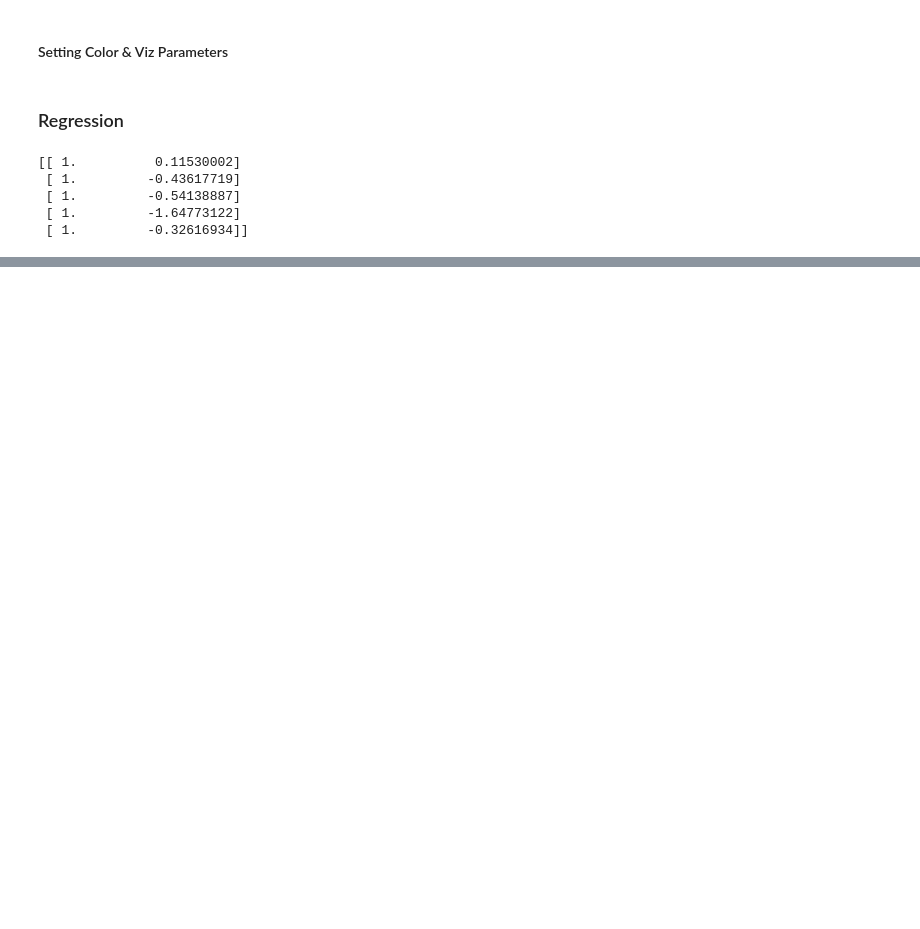
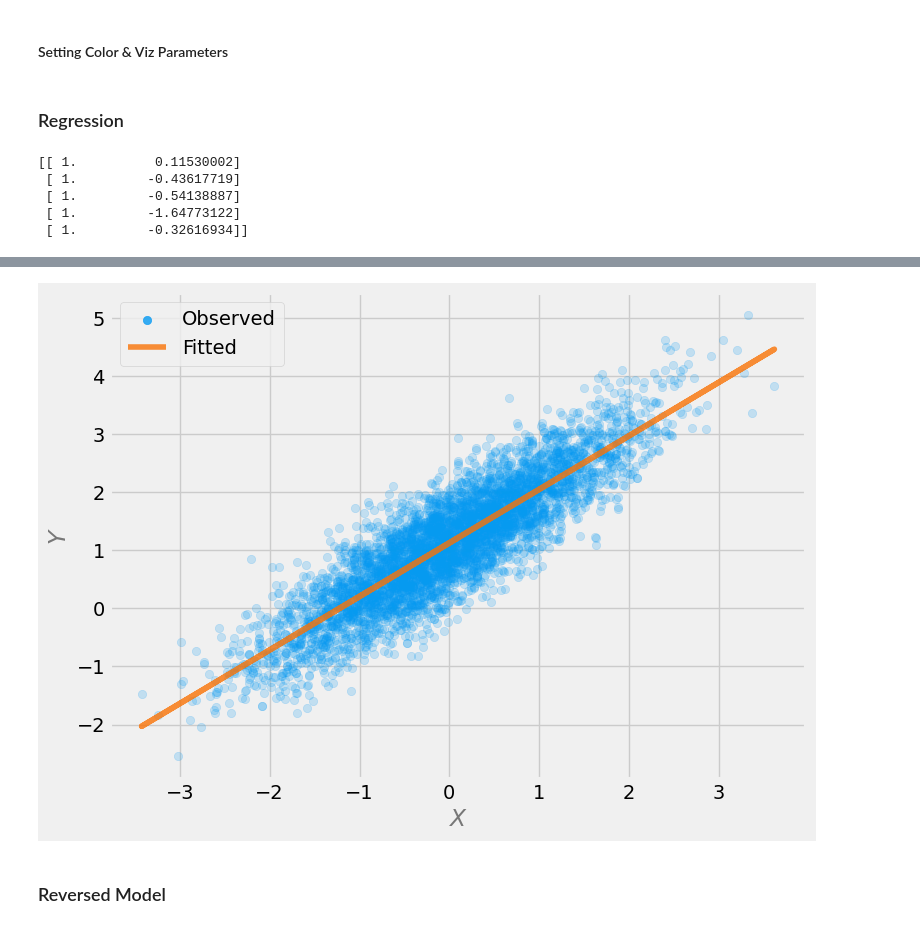
Before and after one commit to joakor89/Causal_inference_in_python, a Jupyter notebook: chap_03/REOBINT.ipynb, the cells around one changed output, grey strips where cells are left out. Cells and saved outputs as stored; diff of their text form; code cells hidden in the pictures; blank space fills up the shorter version.

```diff
--- a/chap_03/REOBINT.ipynb
+++ b/chap_03/REOBINT.ipynb
@@ -61,3 +64,10 @@ print(X[:5, :])
  [ 1.         -0.54138887]
  [ 1.         -1.64773122]
  [ 1.         -0.32616934]]
+# %%
+# Instantiate the model and fit it
+model = sm.OLS(y, X)
+fitted_model = model.fit()
+
+# Print results summary
+print(fitted_model.summary())
@@ -63,0 +92,20 @@ print(X[:5, :])
+# %%
+# Generate predictions
+y_pred = fitted_model.predict(X)
+# %%
+# Plot
+plt.figure(figsize=(8, 6))
+plt.scatter(X[:, 1], y, color=COLORS[0], label='Observed', alpha=.2)
+plt.plot(X[:, 1], y_pred, color=COLORS[1], label='Fitted', alpha=.8)
+plt.xlabel('$X$', alpha=.5)
+plt.ylabel('$Y$', alpha=.5)
+legend = plt.legend()
+
+# Set opacity for the legend
+[l.set_alpha(.8) for l in legend.legend_handles]
+
+plt.show()
+# %% [output]
+[figure, added]
+# %% [markdown]
+### Reversed Model
```
Also changed, not shown: parts of 8 cells of this notebook.
